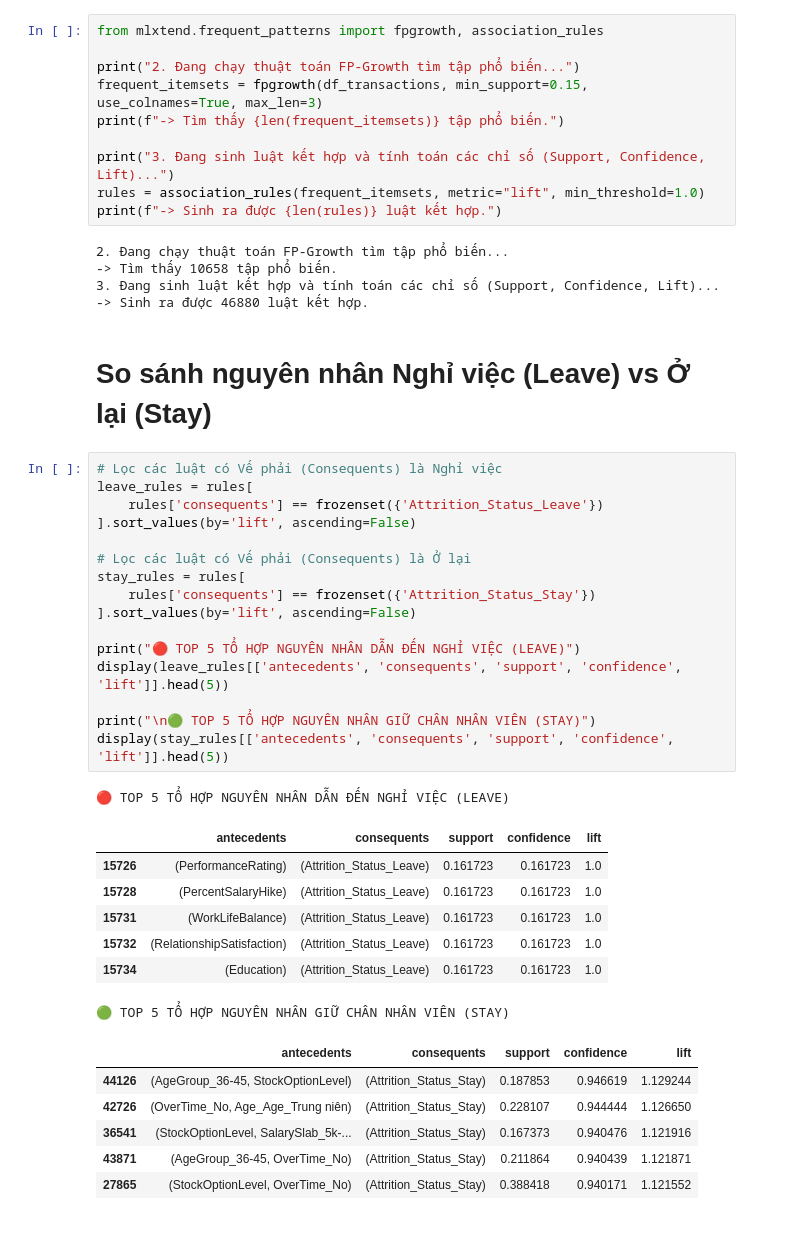
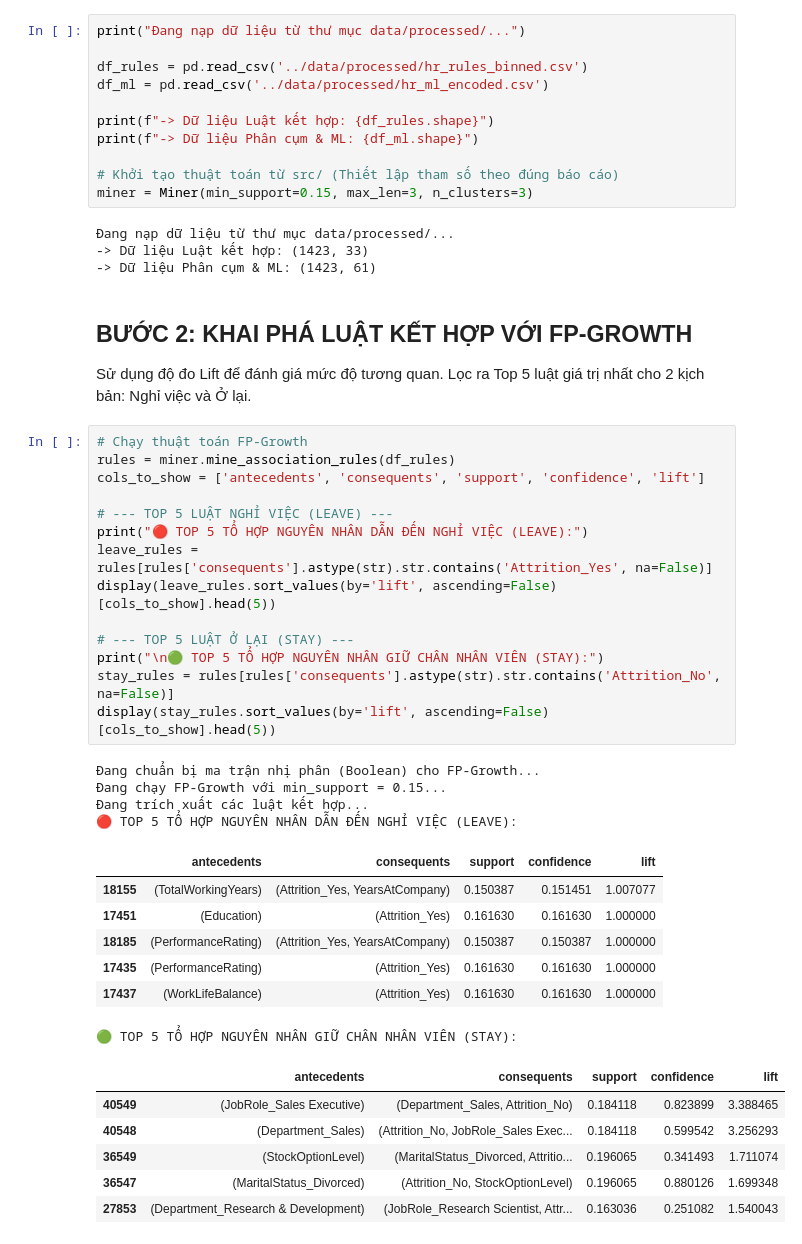
Before and after one commit to NgoVanQuan/Nhom2_Data_08_Employee, a Jupyter notebook: notebooks/03_mining_or_clustering.ipynb, the cells around one changed output. Drawn from its saved outputs; the diff is of its cells as text.

```diff
--- a/notebooks/03_mining_or_clustering.ipynb
+++ b/notebooks/03_mining_or_clustering.ipynb
@@ -33,49 +31,51 @@ print(f"-> Kích thước ma trận giao dịch (Transactions): {df_transactions
 # %%
-from mlxtend.frequent_patterns import fpgrowth, association_rules
+print("Đang nạp dữ liệu từ thư mục data/processed/...")
 
-print("2. Đang chạy thuật toán FP-Growth tìm tập phổ biến...")
-frequent_itemsets = fpgrowth(df_transactions, min_support=0.15, use_colnames=True, max_len=3)
-print(f"-> Tìm thấy {len(frequent_itemsets)} tập phổ biến.")
+df_rules = pd.read_csv('../data/processed/hr_rules_binned.csv')
+df_ml = pd.read_csv('../data/processed/hr_ml_encoded.csv')
 
-print("3. Đang sinh luật kết hợp và tính toán các chỉ số (Support, Confidence, Lift)...")
-rules = association_rules(frequent_itemsets, metric="lift", min_threshold=1.0)
-print(f"-> Sinh ra được {len(rules)} luật kết hợp.")
+print(f"-> Dữ liệu Luật kết hợp: {df_rules.shape}")
+print(f"-> Dữ liệu Phân cụm & ML: {df_ml.shape}")
+
+# Khởi tạo thuật toán từ src/ (Thiết lập tham số theo đúng báo cáo)
+miner = Miner(min_support=0.15, max_len=3, n_clusters=3)
 # %% [output]
-2. Đang chạy thuật toán FP-Growth tìm tập phổ biến...
--> Tìm thấy 10658 tập phổ biến.
-3. Đang sinh luật kết hợp và tính toán các chỉ số (Support, Confidence, Lift)...
--> Sinh ra được 46880 luật kết hợp.
+Đang nạp dữ liệu từ thư mục data/processed/...
+-> Dữ liệu Luật kết hợp: (1423, 33)
+-> Dữ liệu Phân cụm & ML: (1423, 61)
 # %% [markdown]
-# So sánh nguyên nhân Nghỉ việc (Leave) vs Ở lại (Stay)
+## BƯỚC 2: KHAI PHÁ LUẬT KẾT HỢP VỚI FP-GROWTH
+Sử dụng độ đo Lift để đánh giá mức độ tương quan. Lọc ra Top 5 luật giá trị nhất cho 2 kịch bản: Nghỉ việc và Ở lại.
 # %%
-# Lọc các luật có Vế phải (Consequents) là Nghỉ việc
-leave_rules = rules[
-    rules['consequents'] == frozenset({'Attrition_Status_Leave'})
-].sort_values(by='lift', ascending=False)
+# Chạy thuật toán FP-Growth
+rules = miner.mine_association_rules(df_rules)
+cols_to_show = ['antecedents', 'consequents', 'support', 'confidence', 'lift']
 
-# Lọc các luật có Vế phải (Consequents) là Ở lại
-stay_rules = rules[
-    rules['consequents'] == frozenset({'Attrition_Status_Stay'})
-].sort_values(by='lift', ascending=False)
+# --- TOP 5 LUẬT NGHỈ VIỆC (LEAVE) ---
+print("🔴 TOP 5 TỔ HỢP NGUYÊN NHÂN DẪN ĐẾN NGHỈ VIỆC (LEAVE):")
+leave_rules = rules[rules['consequents'].astype(str).str.contains('Attrition_Yes', na=False)]
+display(leave_rules.sort_values(by='lift', ascending=False)[cols_to_show].head(5))
 
-print("🔴 TOP 5 TỔ HỢP NGUYÊN NHÂN DẪN ĐẾN NGHỈ VIỆC (LEAVE)")
-display(leave_rules[['antecedents', 'consequents', 'support', 'confidence', 'lift']].head(5))
-
-print("\n🟢 TOP 5 TỔ HỢP NGUYÊN NHÂN GIỮ CHÂN NHÂN VIÊN (STAY)")
-display(stay_rules[['antecedents', 'consequents', 'support', 'confidence', 'lift']].head(5))
+# --- TOP 5 LUẬT Ở LẠI (STAY) ---
+print("\n🟢 TOP 5 TỔ HỢP NGUYÊN NHÂN GIỮ CHÂN NHÂN VIÊN (STAY):")
+stay_rules = rules[rules['consequents'].astype(str).str.contains('Attrition_No', na=False)]
+display(stay_rules.sort_values(by='lift', ascending=False)[cols_to_show].head(5))
 # %% [output]
-🔴 TOP 5 TỔ HỢP NGUYÊN NHÂN DẪN ĐẾN NGHỈ VIỆC (LEAVE)
+Đang chuẩn bị ma trận nhị phân (Boolean) cho FP-Growth...
+Đang chạy FP-Growth với min_support = 0.15...
+Đang trích xuất các luật kết hợp...
+🔴 TOP 5 TỔ HỢP NGUYÊN NHÂN DẪN ĐẾN NGHỈ VIỆC (LEAVE):
 |  | antecedents | consequents | support | confidence | lift |
-| 15726 | (PerformanceRating) | (Attrition_Status_Leave) | 0.161723 | 0.161723 | 1.0 |
-| 15728 | (PercentSalaryHike) | (Attrition_Status_Leave) | 0.161723 | 0.161723 | 1.0 |
-| 15731 | (WorkLifeBalance) | (Attrition_Status_Leave) | 0.161723 | 0.161723 | 1.0 |
-| 15732 | (RelationshipSatisfaction) | (Attrition_Status_Leave) | 0.161723 | 0.161723 | 1.0 |
-| 15734 | (Education) | (Attrition_Status_Leave) | 0.161723 | 0.161723 | 1.0 |
+| 18155 | (TotalWorkingYears) | (Attrition_Yes, YearsAtCompany) | 0.150387 | 0.151451 | 1.007077 |
+| 17451 | (Education) | (Attrition_Yes) | 0.161630 | 0.161630 | 1.000000 |
+| 18185 | (PerformanceRating) | (Attrition_Yes, YearsAtCompany) | 0.150387 | 0.150387 | 1.000000 |
+| 17435 | (PerformanceRating) | (Attrition_Yes) | 0.161630 | 0.161630 | 1.000000 |
+| 17437 | (WorkLifeBalance) | (Attrition_Yes) | 0.161630 | 0.161630 | 1.000000 |
-🟢 TOP 5 TỔ HỢP NGUYÊN NHÂN GIỮ CHÂN NHÂN VIÊN (STAY)
+🟢 TOP 5 TỔ HỢP NGUYÊN NHÂN GIỮ CHÂN NHÂN VIÊN (STAY):
 |  | antecedents | consequents | support | confidence | lift |
-| 44126 | (AgeGroup_36-45, StockOptionLevel) | (Attrition_Status_Stay) | 0.187853 | 0.946619 | 1.129244 |
-| 42726 | (OverTime_No, Age_Age_Trung niên) | (Attrition_Status_Stay) | 0.228107 | 0.944444 | 1.126650 |
-| 36541 | (StockOptionLevel, SalarySlab_5k-... | (Attrition_Status_Stay) | 0.167373 | 0.940476 | 1.121916 |
-| 43871 | (AgeGroup_36-45, OverTime_No) | (Attrition_Status_Stay) | 0.211864 | 0.940439 | 1.121871 |
-| 27865 | (StockOptionLevel, OverTime_No) | (Attrition_Status_Stay) | 0.388418 | 0.940171 | 1.121552 |
+| 40549 | (JobRole_Sales Executive) | (Department_Sales, Attrition_No) | 0.184118 | 0.823899 | 3.388465 |
+| 40548 | (Department_Sales) | (Attrition_No, JobRole_Sales Exec... | 0.184118 | 0.599542 | 3.256293 |
+| 36549 | (StockOptionLevel) | (MaritalStatus_Divorced, Attritio... | 0.196065 | 0.341493 | 1.711074 |
+| 36547 | (MaritalStatus_Divorced) | (Attrition_No, StockOptionLevel) | 0.196065 | 0.880126 | 1.699348 |
+| 27853 | (Department_Research & Development) | (JobRole_Research Scientist, Attr... | 0.163036 | 0.251082 | 1.540043 |
 # %% [markdown]
```
Also changed, not shown: parts of 15 cells of this notebook, 6 other files.
